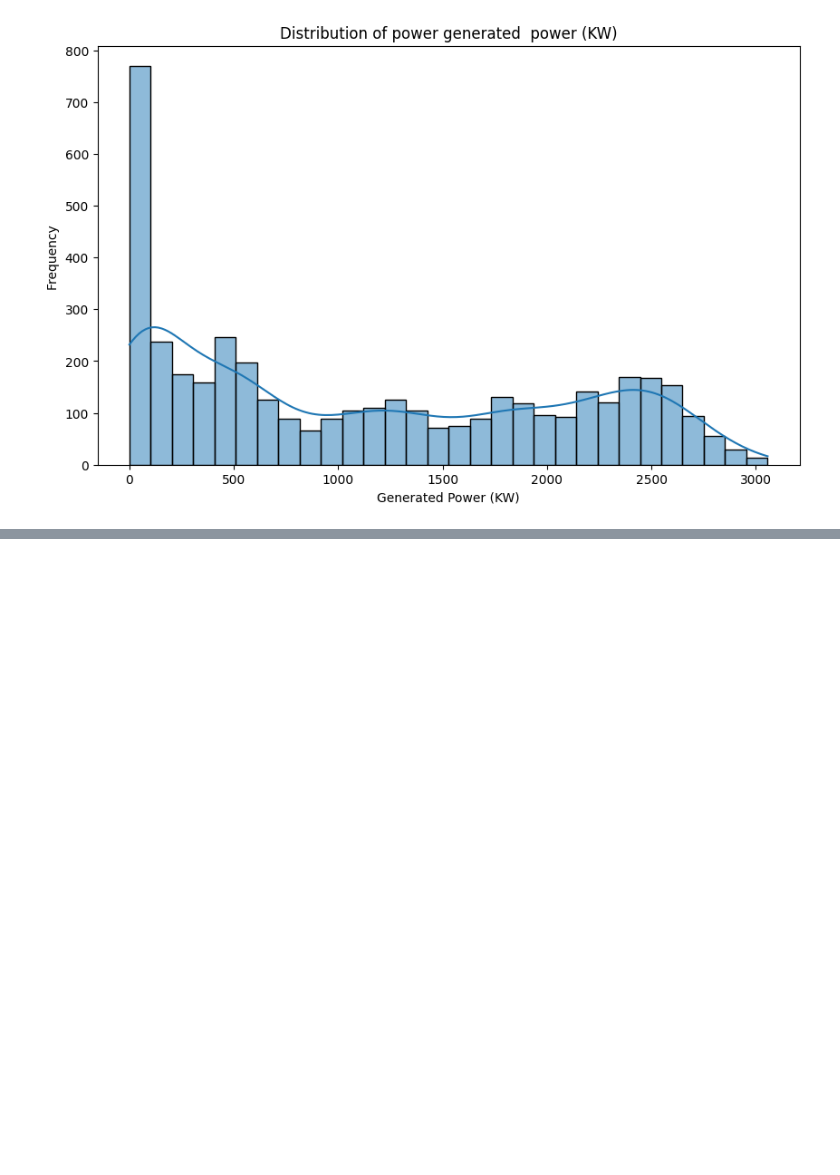
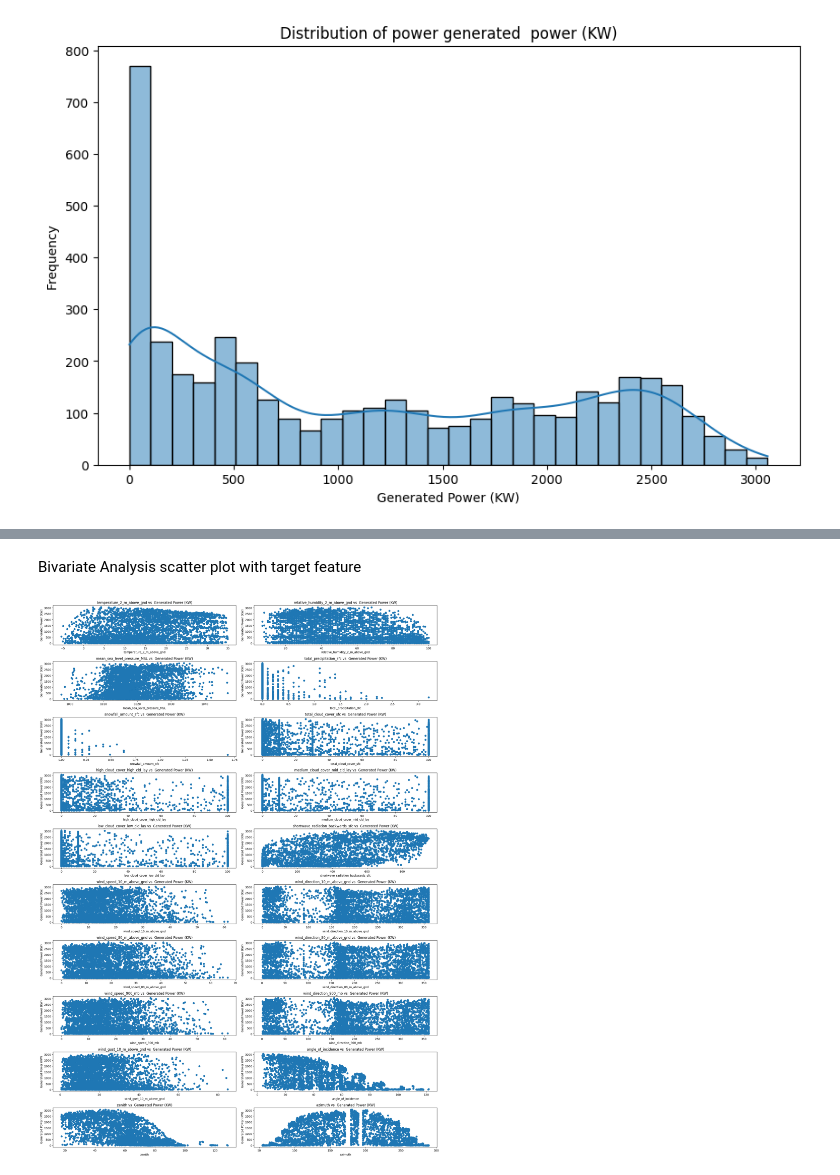
Before and after one commit to riyazvadapalli/week-1, a Jupyter notebook: prediction.ipynb, the cells around one changed output, grey strips where cells are left out. Saved outputs shown, nothing was run; the diff lists cells and outputs as text; code cells hidden in the pictures; blank space fills up the shorter version.

```diff
--- a/prediction.ipynb
+++ b/prediction.ipynb
@@ -154,0 +171,16 @@ plt.show()
+# %% [markdown]
+Bivariate Analysis
+scatter plot with target feature
+# %%
+plt.figure(figsize=(20,30))
+for i,col in enumerate(df.columns):
+    if col!="generated_power_kw":
+        plt.subplot(11 ,2 ,i+1)
+        plt.scatter(df[col],df['generated_power_kw'])
+        plt.title(f"{col} vs  Generated Power (KW)")
+        plt.xlabel(col)
+        plt.ylabel("Generated Power (KW)")
+plt.tight_layout()
+plt.show()
+# %% [output]
+[figure, added]
```
Also changed, not shown: parts of 10 cells of this notebook.
